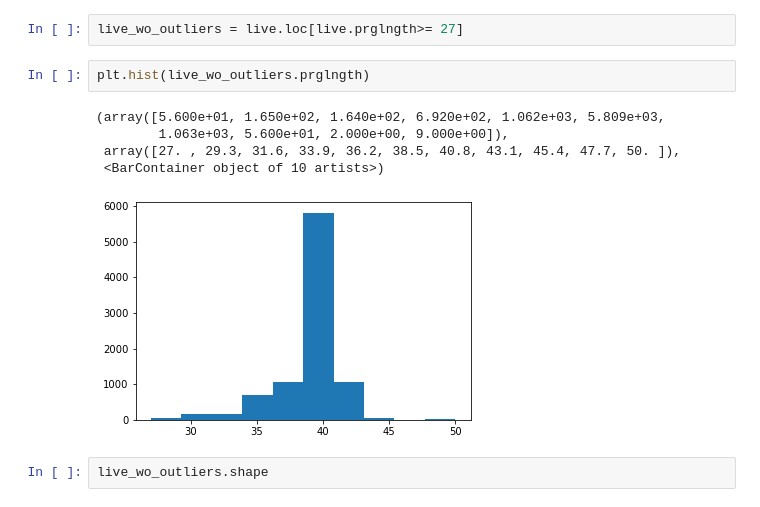
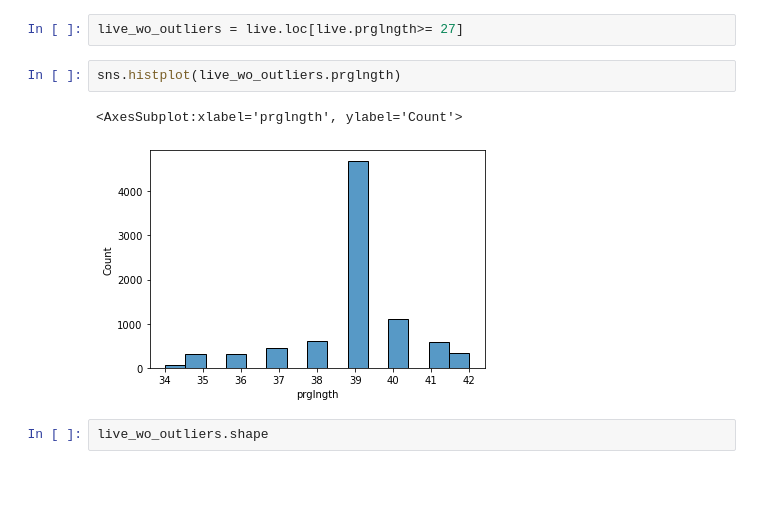
Before and after one commit to PrasadNehe/ThinkStats2, a Jupyter notebook: code/JobsyStat.ipynb, the cells around one changed output. Saved outputs shown, nothing was run; the diff lists cells and outputs as text; blank space fills up the shorter version.

```diff
--- a/code/JobsyStat.ipynb
+++ b/code/JobsyStat.ipynb
@@ -689,13 +674,10 @@ live.shape
 # %%
 live_wo_outliers = live.loc[live.prglngth>= 27]
 # %%
-plt.hist(live_wo_outliers.prglngth)
+sns.histplot(live_wo_outliers.prglngth)
 # %% [output]
-(array([5.600e+01, 1.650e+02, 1.640e+02, 6.920e+02, 1.062e+03, 5.809e+03,
-        1.063e+03, 5.600e+01, 2.000e+00, 9.000e+00]),
- array([27. , 29.3, 31.6, 33.9, 36.2, 38.5, 40.8, 43.1, 45.4, 47.7, 50. ]),
- <BarContainer object of 10 artists>)
+<AxesSubplot:xlabel='prglngth', ylabel='Count'>
-[figure, old version]
+[figure, new version]
 # %%
 live_wo_outliers.shape
 # %% [output]
```
Also changed, not shown: parts of 62 cells of this notebook.
